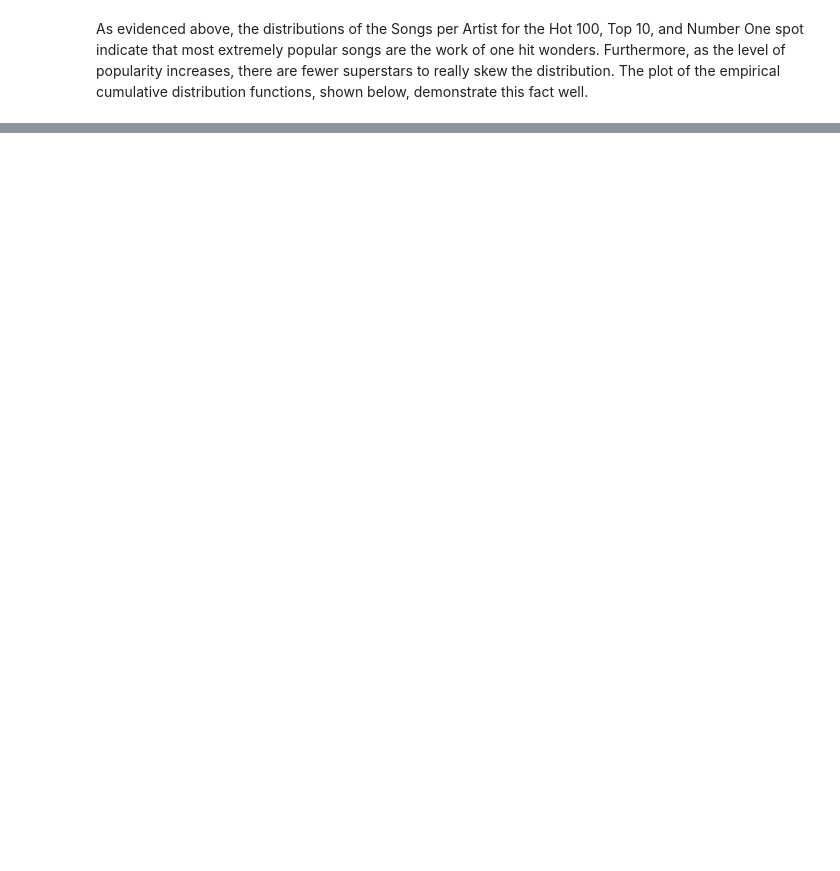
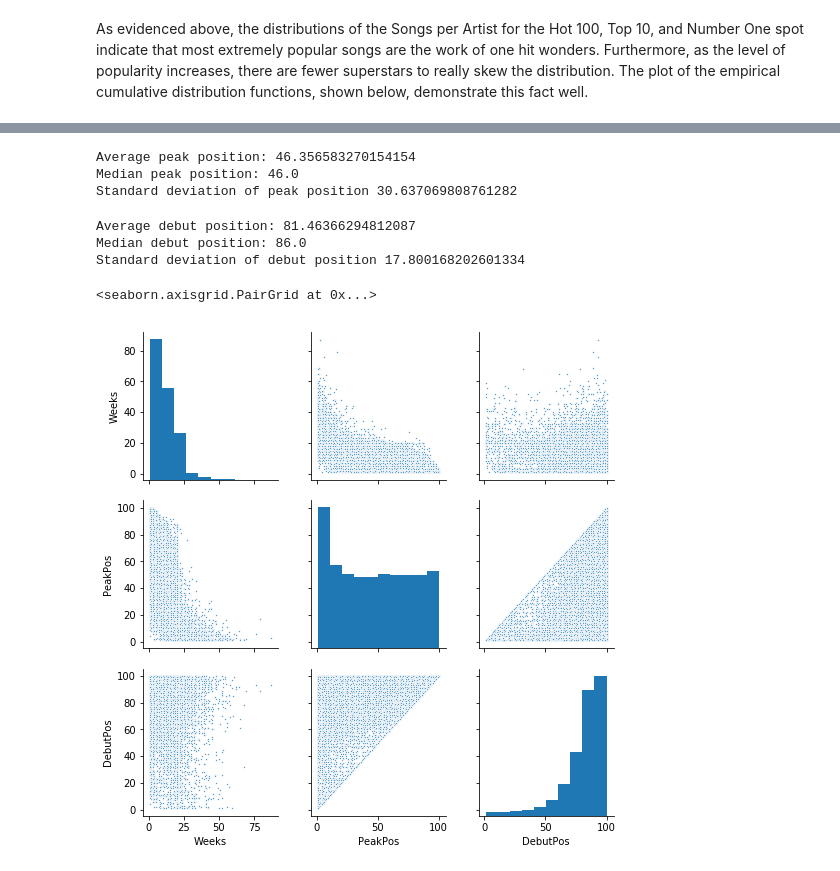
Before and after one commit to mgthometz/Billboard-Hot100, a Jupyter notebook: Hot 100 Data Analysis.ipynb, the cells around one changed output, grey strips where cells are left out. Cells and saved outputs as stored; diff of their text form; code cells hidden in the pictures; blank space fills up the shorter version.

```diff
--- a/Hot 100 Data Analysis.ipynb
+++ b/Hot 100 Data Analysis.ipynb
@@ -494,0 +536,8 @@ I hope you have enjoyed my notebook so far.  This project is still a work in pro
+# %%
+#Create dfs for debut,weeks on chart, peak position
+weeks=pd.DataFrame(billboard_songs.groupby('song_id')['Weeks'].max())
+peak_pos=billboard_songs.groupby('song_id')['PeakPos'].min()
+debut_pos=billboard_songs[billboard_songs['isNew']==True].set_index('song_id')['CurrentPos'].rename('DebutPos')
+
+#Join
+combined=weeks.join([peak_pos,debut_pos],how='inner')
@@ -494,0 +593,28 @@ I hope you have enjoyed my notebook so far.  This project is still a work in pro
+# %%
+avg_peak=peak_pos.mean()
+med_peak=peak_pos.median()
+print('Average peak position:',avg_peak)
+print('Median peak position:',med_peak)
+std_peak=peak_pos.std()
+print('Standard deviation of peak position',std_peak)
+# %% [output]
+Average peak position: 46.356583270154154
+Median peak position: 46.0
+Standard deviation of peak position 30.637069808761282
+# %%
+avg_debut=debut_pos.mean()
+med_debut=debut_pos.median()
+print('Average debut position:',avg_debut)
+print('Median debut position:',med_debut)
+std_debut=debut_pos.std()
+print('Standard deviation of debut position',std_debut)
+# %% [output]
+Average debut position: 81.46366294812087
+Median debut position: 86.0
+Standard deviation of debut position 17.800168202601334
+# %%
+#Create pairplot
+sns.pairplot(combined,plot_kws={'s': 3})
+# %% [output]
+<seaborn.axisgrid.PairGrid at 0x...>
+[figure, added]
```
Also changed, not shown: parts of 17 cells of this notebook.
